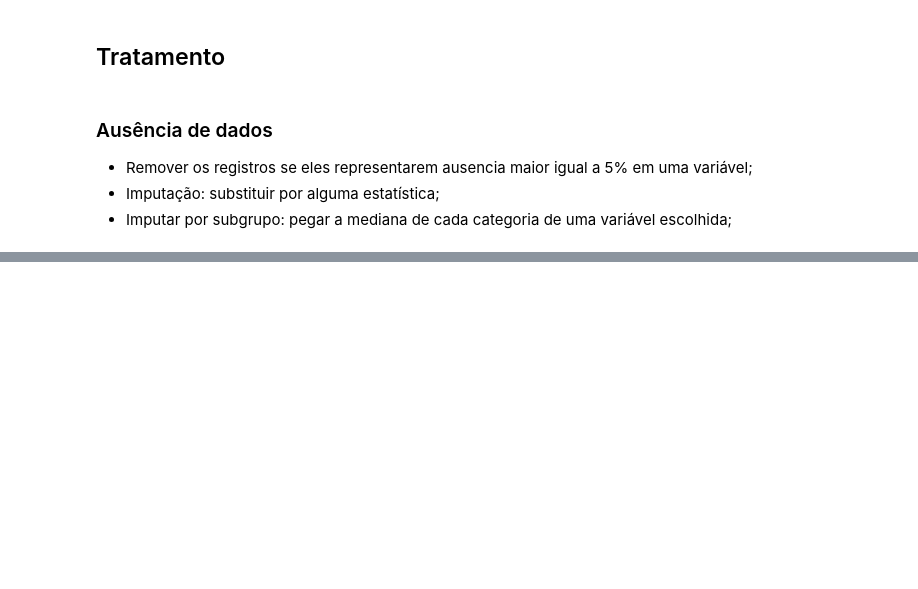
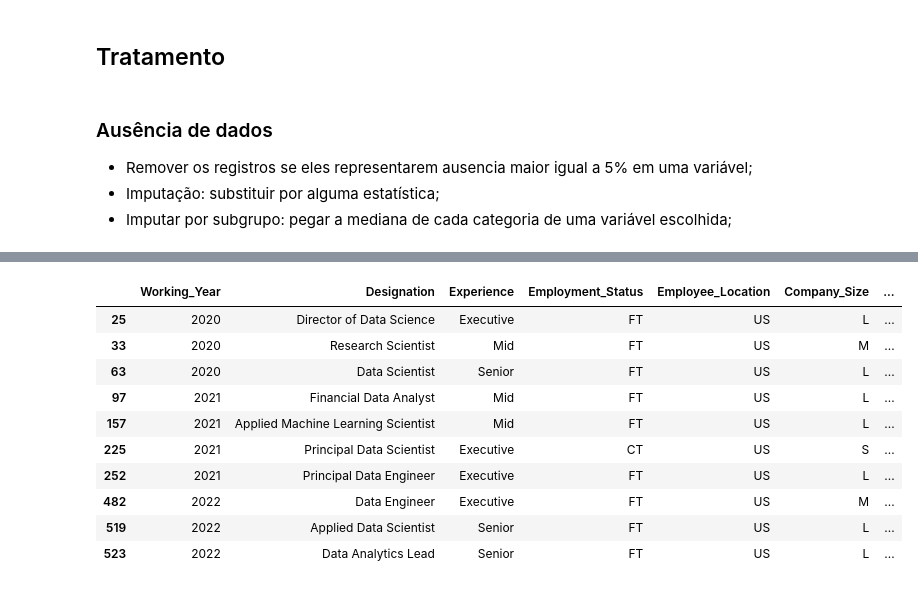
Before and after one commit to lmadriles/datacamp, a Jupyter notebook: X16.exploratory_analysis.ipynb, the cells around one changed output, grey strips where cells are left out. Cells and saved outputs as stored; diff of their text form; code cells hidden in the pictures; blank space fills up the shorter version.

```diff
--- a/X16.exploratory_analysis.ipynb
+++ b/X16.exploratory_analysis.ipynb
@@ -91,0 +203,15 @@ df['variable'] = df['variable'].fillna(df['categorical_column'].map(median_dict)
+# %%
+df[(df['Salary_USD']<lower_limit)|(df['Salary_USD']>upper_limit)] # visualizar outliers
+df[(df['Salary_USD']>lower_limit)&(df['Salary_USD']<upper_limit)]  # filtrar outliers pra fora
+# %% [output]
+|  | Working_Year | Designation | Experience | Employment_Status | Employee_Location | Company_Size | ... |
+| 25 | 2020 | Director of Data Science | Executive | FT | US | L | ... |
+| 33 | 2020 | Research Scientist | Mid | FT | US | M | ... |
+| 63 | 2020 | Data Scientist | Senior | FT | US | L | ... |
+| 97 | 2021 | Financial Data Analyst | Mid | FT | US | L | ... |
+| 157 | 2021 | Applied Machine Learning Scientist | Mid | FT | US | L | ... |
+| 225 | 2021 | Principal Data Scientist | Executive | CT | US | S | ... |
+| 252 | 2021 | Principal Data Engineer | Executive | FT | US | L | ... |
+| 482 | 2022 | Data Engineer | Executive | FT | US | M | ... |
+| 519 | 2022 | Applied Data Scientist | Senior | FT | US | L | ... |
+| 523 | 2022 | Data Analytics Lead | Senior | FT | US | L | ... |
```
Also changed, not shown: parts of 16 cells of this notebook, 1 other file.
